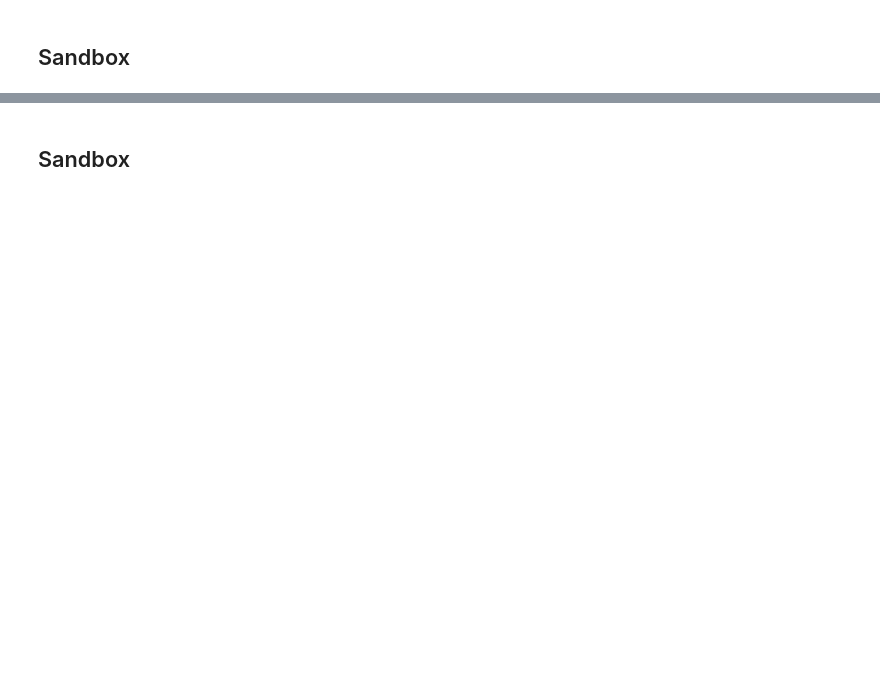
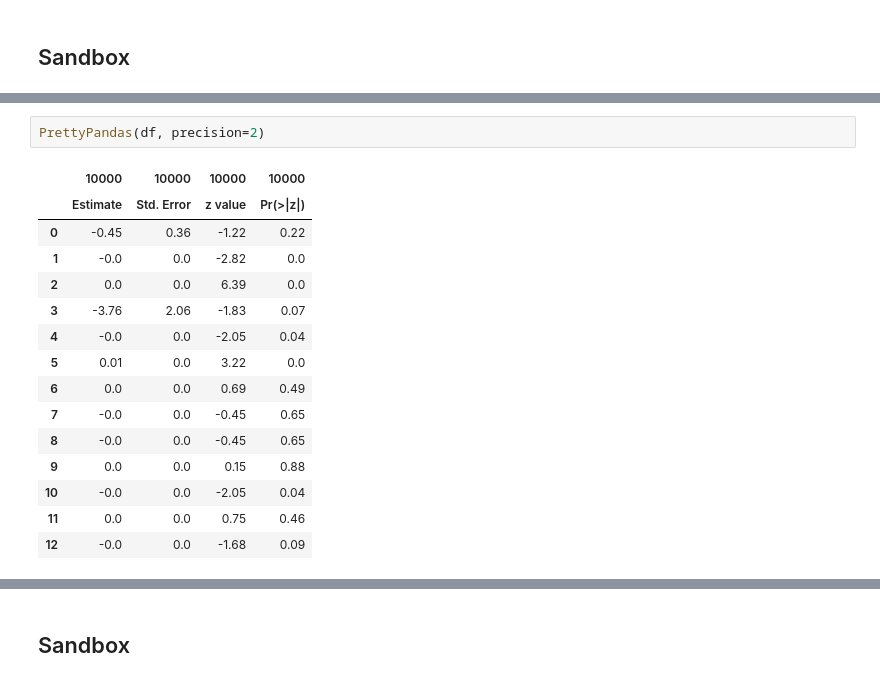
Before and after one commit to wtchg-kwiatkowski/pfx-paper-2015, a Jupyter notebook: supplementary/notebooks/hotspots.ipynb, the cells around one changed output, grey strips where cells are left out. Cells and saved outputs as stored; diff of their text form; blank space fills up the shorter version.

```diff
--- a/supplementary/notebooks/hotspots.ipynb
+++ b/supplementary/notebooks/hotspots.ipynb
@@ -638 +785,19 @@ Number of Fisher Scoring iterations: 6
+# %%
+PrettyPandas(df, precision=2)
+# %% [output]
+|  | 10000 | 10000 | 10000 | 10000 |
+|  | Estimate | Std. Error | z value | Pr(>|z|) |
+| 0 | -0.45 | 0.36 | -1.22 | 0.22 |
+| 1 | -0.0 | 0.0 | -2.82 | 0.0 |
+| 2 | 0.0 | 0.0 | 6.39 | 0.0 |
+| 3 | -3.76 | 2.06 | -1.83 | 0.07 |
+| 4 | -0.0 | 0.0 | -2.05 | 0.04 |
+| 5 | 0.01 | 0.0 | 3.22 | 0.0 |
+| 6 | 0.0 | 0.0 | 0.69 | 0.49 |
+| 7 | -0.0 | 0.0 | -0.45 | 0.65 |
+| 8 | -0.0 | 0.0 | -0.45 | 0.65 |
+| 9 | 0.0 | 0.0 | 0.15 | 0.88 |
+| 10 | -0.0 | 0.0 | -2.05 | 0.04 |
+| 11 | 0.0 | 0.0 | 0.75 | 0.46 |
+| 12 | -0.0 | 0.0 | -1.68 | 0.09 |
 # %%
```
Also changed, not shown: parts of 50 cells of this notebook, 1 other file.
